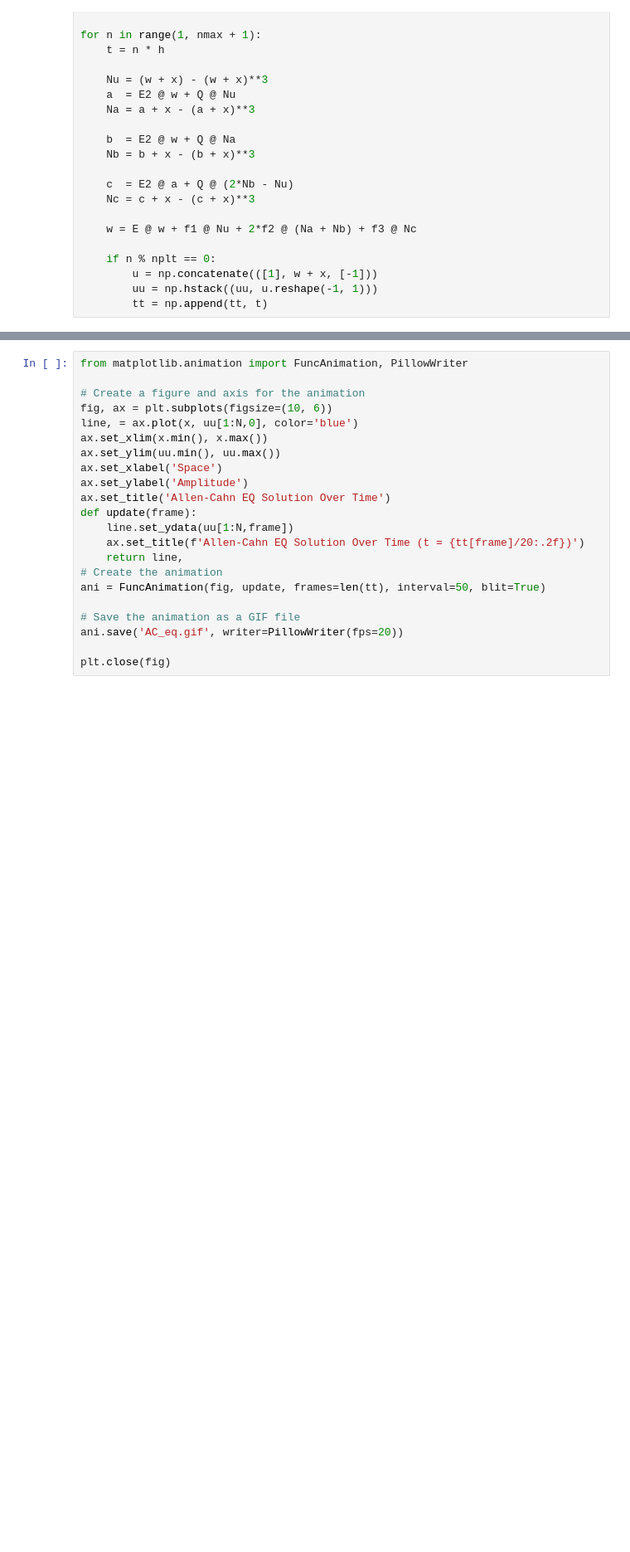
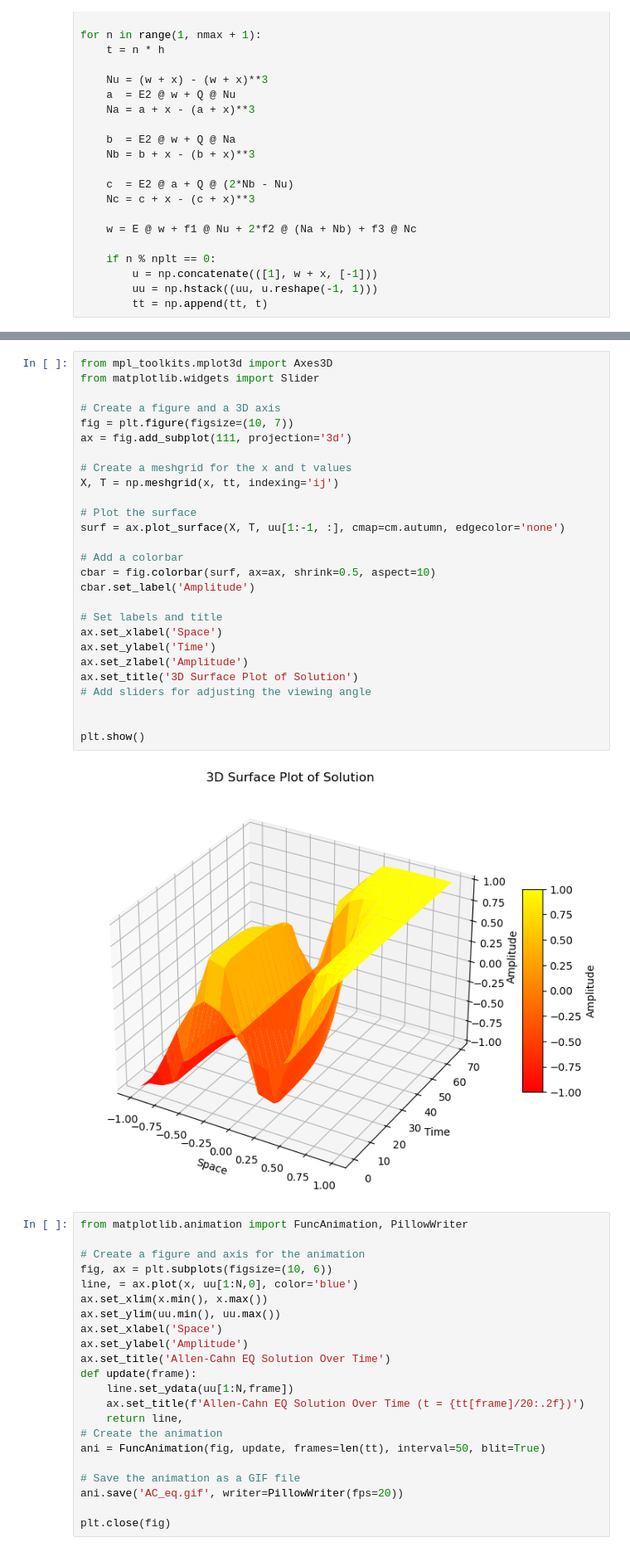
Before and after one commit to Gaffeyh/Research_Project, a Jupyter notebook: AC_eq.ipynb, the cells around one changed output, grey strips where cells are left out. Shown at 83% size. Drawn from its saved outputs; the diff is of its cells as text; blank space fills up the shorter version.

```diff
--- a/AC_eq.ipynb
+++ b/AC_eq.ipynb
@@ -247,3 +237,32 @@ plt.show()
+# %%
+from mpl_toolkits.mplot3d import Axes3D
+from matplotlib.widgets import Slider
+
+# Create a figure and a 3D axis
+fig = plt.figure(figsize=(10, 7))
+ax = fig.add_subplot(111, projection='3d')
+
+# Create a meshgrid for the x and t values
+X, T = np.meshgrid(x, tt, indexing='ij')
+
+# Plot the surface
+surf = ax.plot_surface(X, T, uu[1:-1, :], cmap=cm.autumn, edgecolor='none')
+
+# Add a colorbar
+cbar = fig.colorbar(surf, ax=ax, shrink=0.5, aspect=10)
+cbar.set_label('Amplitude')
+
+# Set labels and title
+ax.set_xlabel('Space')
+ax.set_ylabel('Time')
+ax.set_zlabel('Amplitude')
+ax.set_title('3D Surface Plot of Solution')
+# Add sliders for adjusting the viewing angle
+
+
+plt.show()
+# %% [output]
+[figure, added]
 # %%
 from matplotlib.animation import FuncAnimation, PillowWriter
 
```
Also changed, not shown: parts of 18 cells of this notebook, 10 other files.
